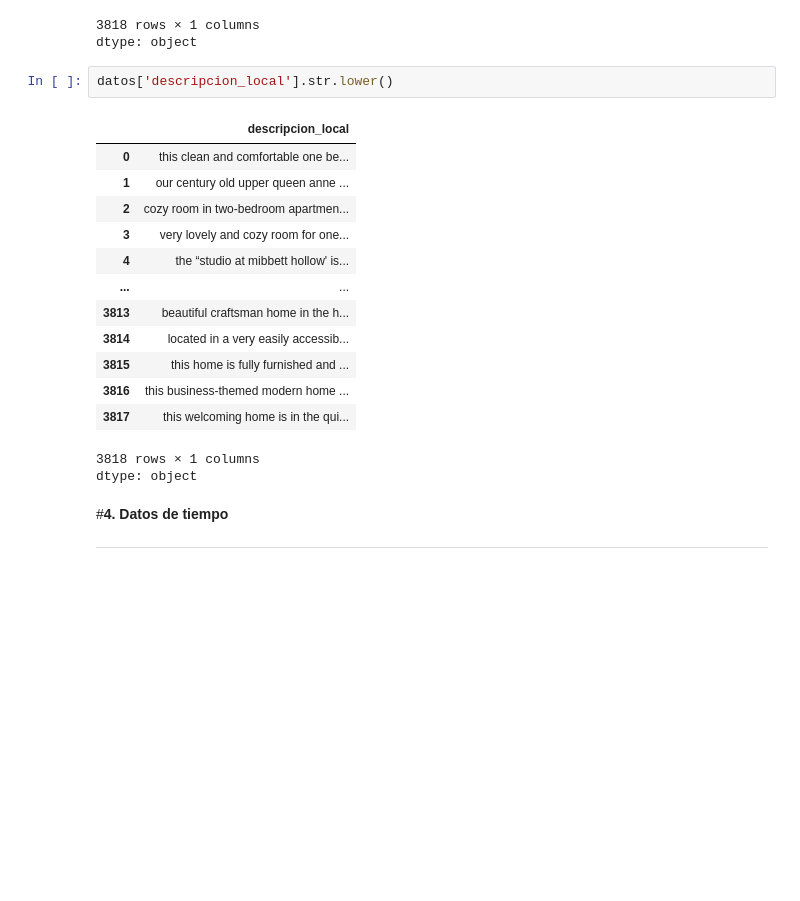
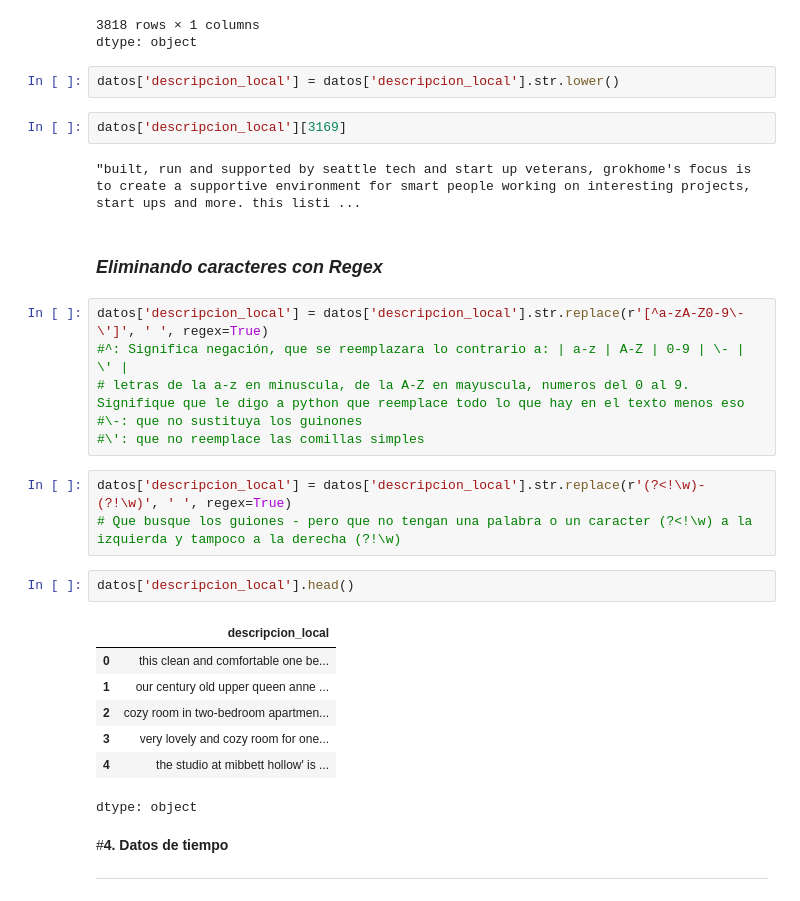
Before and after one commit to NatSama2/Curso-Alura-Latam, a Jupyter notebook: Pandas_Tratamiento_Manipulacion_Datos.ipynb, the cells around one changed output. Drawn from its saved outputs; the diff is of its cells as text; blank space fills up the shorter version.

Commit message:
Eliminando caracteres con Regex

```diff
--- a/Pandas_Tratamiento_Manipulacion_Datos.ipynb
+++ b/Pandas_Tratamiento_Manipulacion_Datos.ipynb
@@ -396,22 +396,32 @@ datos['descripcion_local']
 3818 rows × 1 columns
 dtype: object
 # %%
-datos['descripcion_local'].str.lower()
+datos['descripcion_local'] = datos['descripcion_local'].str.lower()
-# %% [output]
-|  | descripcion_local |
-| 0 | this clean and comfortable one be... |
-| 1 | our century old upper queen anne ... |
-| 2 | cozy room in two-bedroom apartmen... |
-| 3 | very lovely and cozy room for one... |
-| 4 | the “studio at mibbett hollow' is... |
-| ... | ... |
-| 3813 | beautiful craftsman home in the h... |
-| 3814 | located in a very easily accessib... |
-| 3815 | this home is fully furnished and ... |
-| 3816 | this business-themed modern home ... |
-| 3817 | this welcoming home is in the qui... |
-3818 rows × 1 columns
-dtype: object
+# %%
+datos['descripcion_local'][3169]
+# %% [output]
+"built, run and supported by seattle tech and start up veterans, grokhome's focus is to create a supportive environment for smart people working on interesting projects, start ups and more. this listi ...
+# %% [markdown]
+### *Eliminando caracteres con Regex*
+# %%
+datos['descripcion_local'] = datos['descripcion_local'].str.replace(r'[^a-zA-Z0-9\-\']', ' ', regex=True)
+#^: Significa negación, que se reemplazara lo contrario a: | a-z | A-Z | 0-9 | \- | \' |
+# letras de la a-z en minuscula, de la A-Z en mayuscula, numeros del 0 al 9. Signifique que le digo a python que reemplace todo lo que hay en el texto menos eso
+#\-: que no sustituya los guinones
+#\': que no reemplace las comillas simples
+# %%
+datos['descripcion_local'] = datos['descripcion_local'].str.replace(r'(?<!\w)-(?!\w)', ' ', regex=True)
+# Que busque los guiones - pero que no tengan una palabra o un caracter (?<!\w) a la izquierda y tampoco a la derecha (?!\w)
+# %%
+datos['descripcion_local'].head()
+# %% [output]
+|  | descripcion_local |
+| 0 | this clean and comfortable one be... |
+| 1 | our century old upper queen anne ... |
+| 2 | cozy room in two-bedroom apartmen... |
+| 3 | very lovely and cozy room for one... |
+| 4 | the studio at mibbett hollow' is ... |
+dtype: object
 # %% [markdown]
 #**4. Datos de tiempo**
 
```
